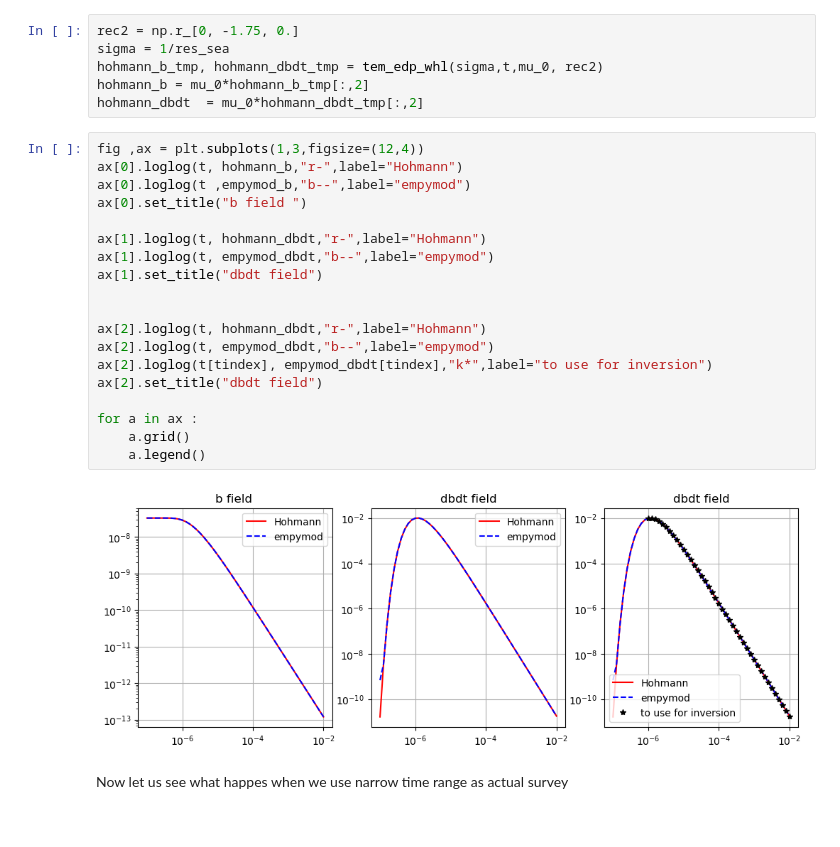
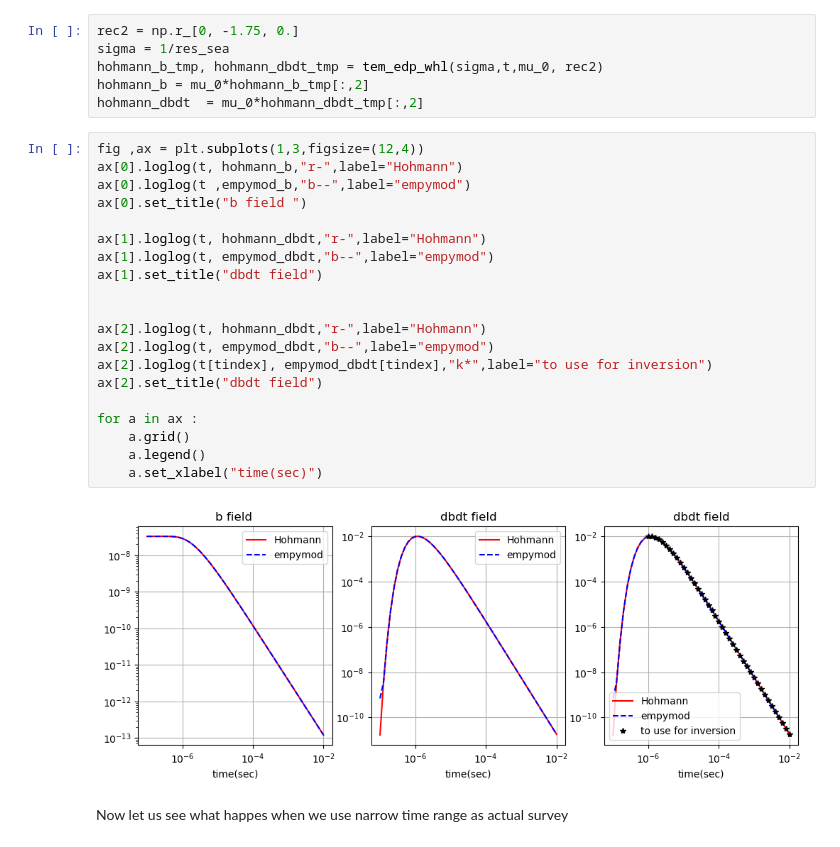
Before and after one commit to MasayukiMotoori/EOSC556B, a Jupyter notebook: Project_EMIP_1D_test.ipynb, the cells around one changed output. Drawn from its saved outputs; the diff is of its cells as text.

```diff
--- a/Project_EMIP_1D_test.ipynb
+++ b/Project_EMIP_1D_test.ipynb
@@ -125,24 +125,25 @@ hohmann_dbdt  = mu_0*hohmann_dbdt_tmp[:,2]
 # %%
 fig ,ax = plt.subplots(1,3,figsize=(12,4))
 ax[0].loglog(t, hohmann_b,"r-",label="Hohmann")
 ax[0].loglog(t ,empymod_b,"b--",label="empymod")
 ax[0].set_title("b field ")
 
 ax[1].loglog(t, hohmann_dbdt,"r-",label="Hohmann")
 ax[1].loglog(t, empymod_dbdt,"b--",label="empymod")
 ax[1].set_title("dbdt field")
 
 
 ax[2].loglog(t, hohmann_dbdt,"r-",label="Hohmann")
 ax[2].loglog(t, empymod_dbdt,"b--",label="empymod")
 ax[2].loglog(t[tindex], empymod_dbdt[tindex],"k*",label="to use for inversion")
 ax[2].set_title("dbdt field")
 
 for a in ax :
     a.grid()
     a.legend()
+    a.set_xlabel("time(sec)")
 # %% [output]
-[figure, old version]
+[figure, new version]
 # %% [markdown]
 Now let us see what happes when we use narrow time range as actual survey
 # %%
```
Also changed, not shown: parts of 3 cells of this notebook.
